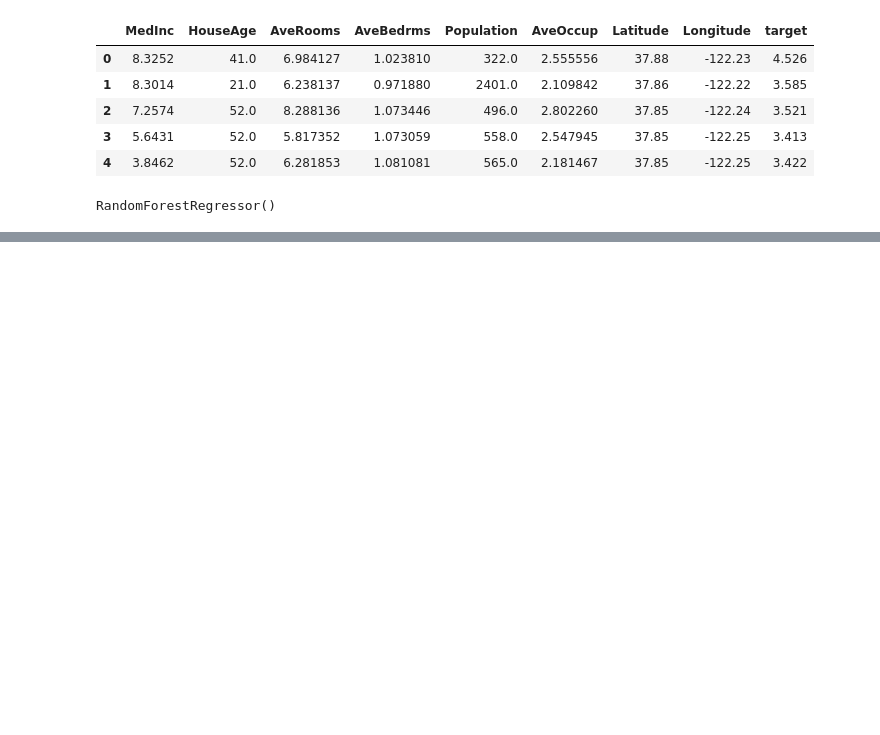
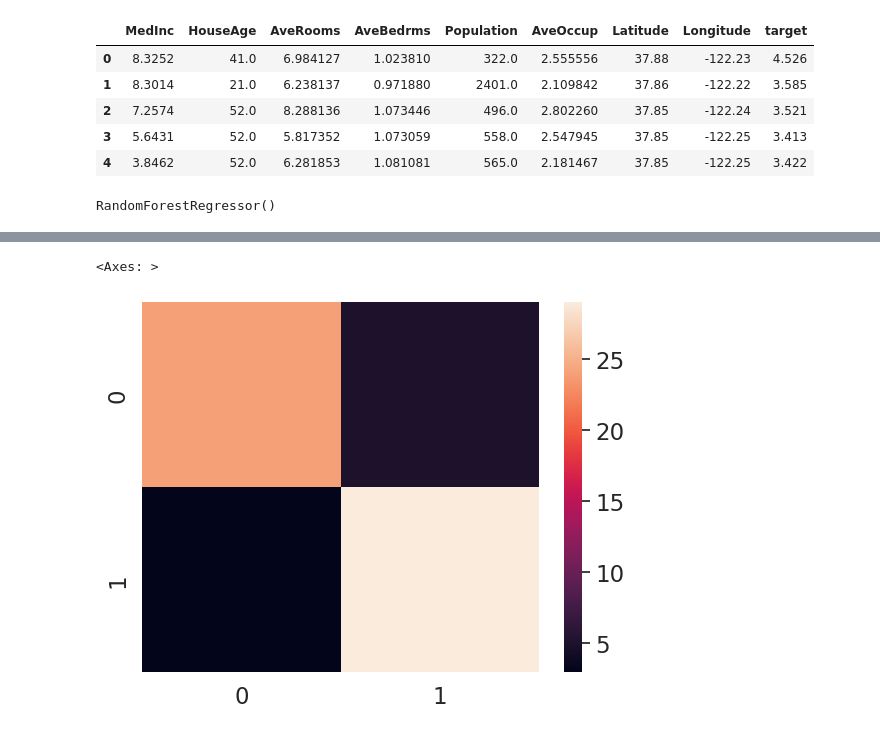
Before and after one commit to adityapaul26/ml, a Jupyter notebook: Introduction-to-Scikit-learn.ipynb, the cells around one changed output, grey strips where cells are left out. Saved outputs shown, nothing was run; the diff lists cells and outputs as text; code cells hidden in the pictures; blank space fills up the shorter version.

```diff
--- a/Introduction-to-Scikit-learn.ipynb
+++ b/Introduction-to-Scikit-learn.ipynb
@@ -766,0 +1075,14 @@ mean_absolute_error(y_test, y_preds)
+# %%
+# Visualizing the confusion matrix using seaborn
+
+import seaborn as sns
+
+#set the scale
+sns.set(font_scale=1.5)
+
+conf_mat= confusion_matrix(y_test,y_preds)
+
+sns.heatmap(conf_mat)
+# %% [output]
+<Axes: >
+[figure, added]
```
Also changed, not shown: parts of 35 cells of this notebook, 1 other file.
